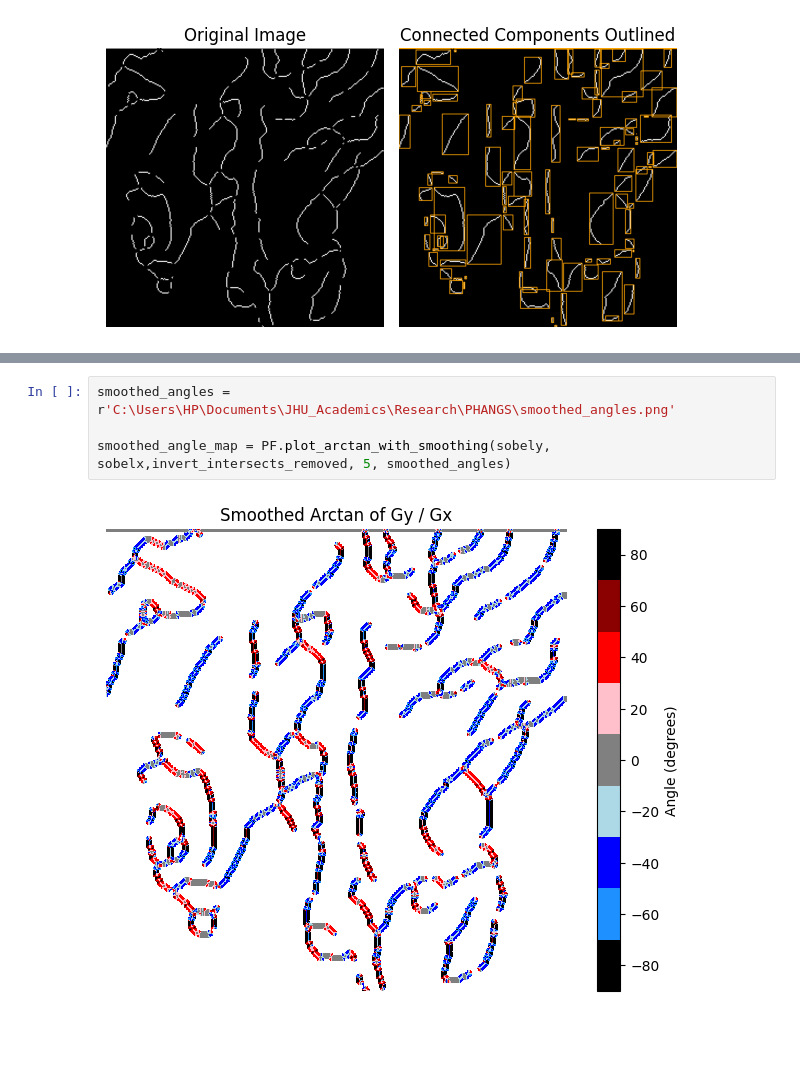
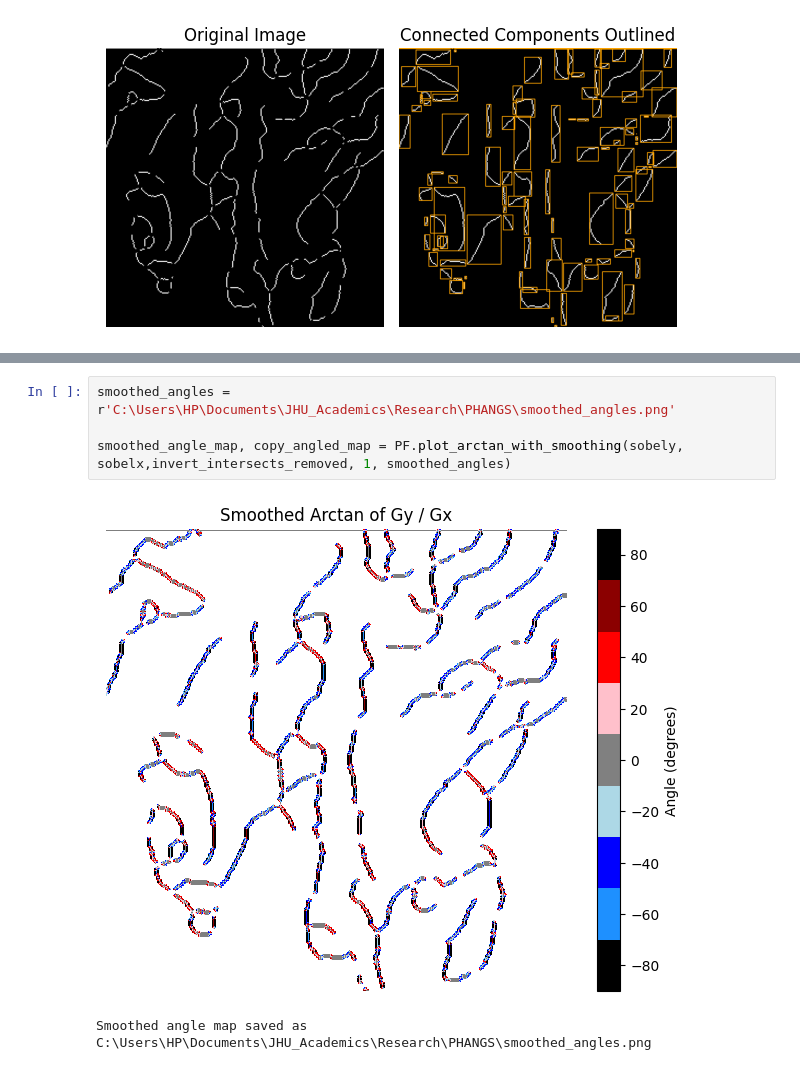
Before and after one commit to JHoffmann12/PHANGSDustFill, a Jupyter notebook: ThinSkeleton.ipynb, the cells around one changed output, grey strips where cells are left out. Cells and saved outputs as stored; diff of their text form; blank space fills up the shorter version.

```diff
--- a/ThinSkeleton.ipynb
+++ b/ThinSkeleton.ipynb
@@ -54,9 +63,10 @@ PF.plot_sobel_derivatives(sobelx, sobely)
 # %%
 smoothed_angles = r'C:\Users\HP\Documents\JHU_Academics\Research\PHANGS\smoothed_angles.png'
 
-smoothed_angle_map = PF.plot_arctan_with_smoothing(sobely, sobelx,invert_intersects_removed, 5, smoothed_angles)
+smoothed_angle_map, copy_angled_map = PF.plot_arctan_with_smoothing(sobely, sobelx,invert_intersects_removed, 1, smoothed_angles)
 # %% [output]
-[figure, old version]
+[figure, new version]
+Smoothed angle map saved as C:\Users\HP\Documents\JHU_Academics\Research\PHANGS\smoothed_angles.png
 # %%
 import math
 import numpy as np
```
Also changed, not shown: parts of 5 cells of this notebook, 3 other files.
